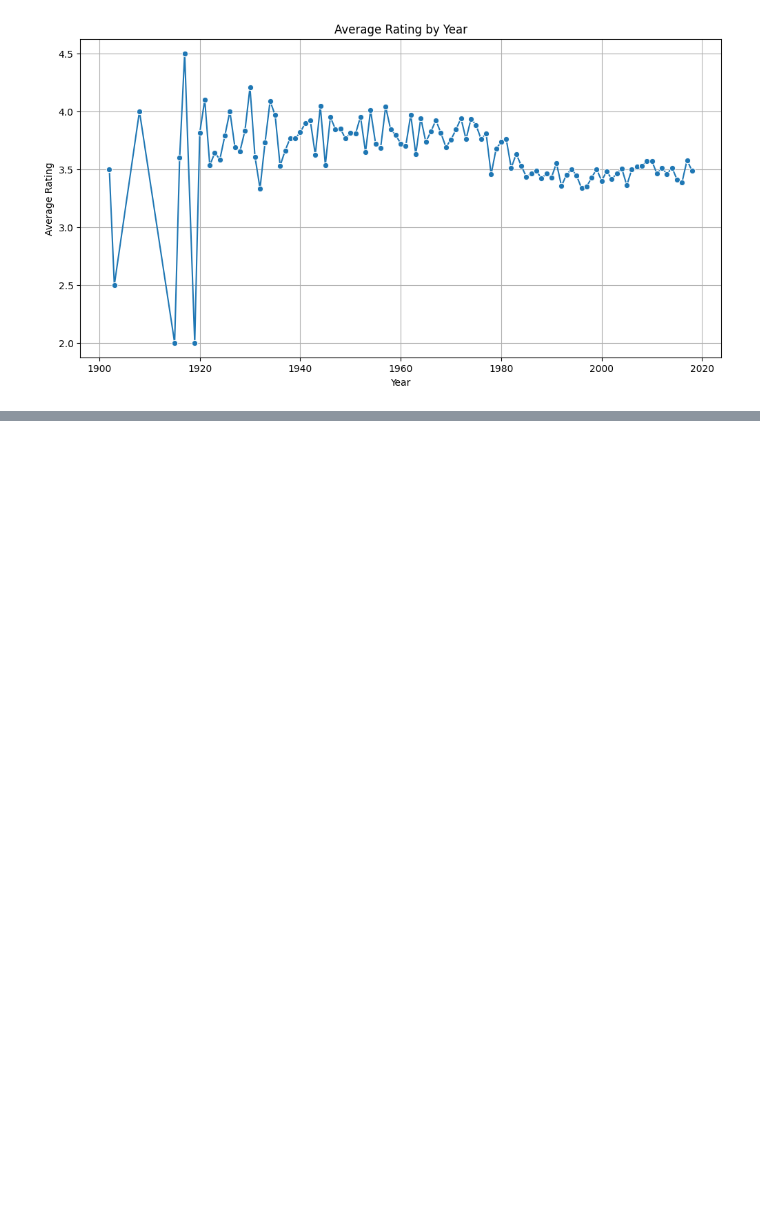
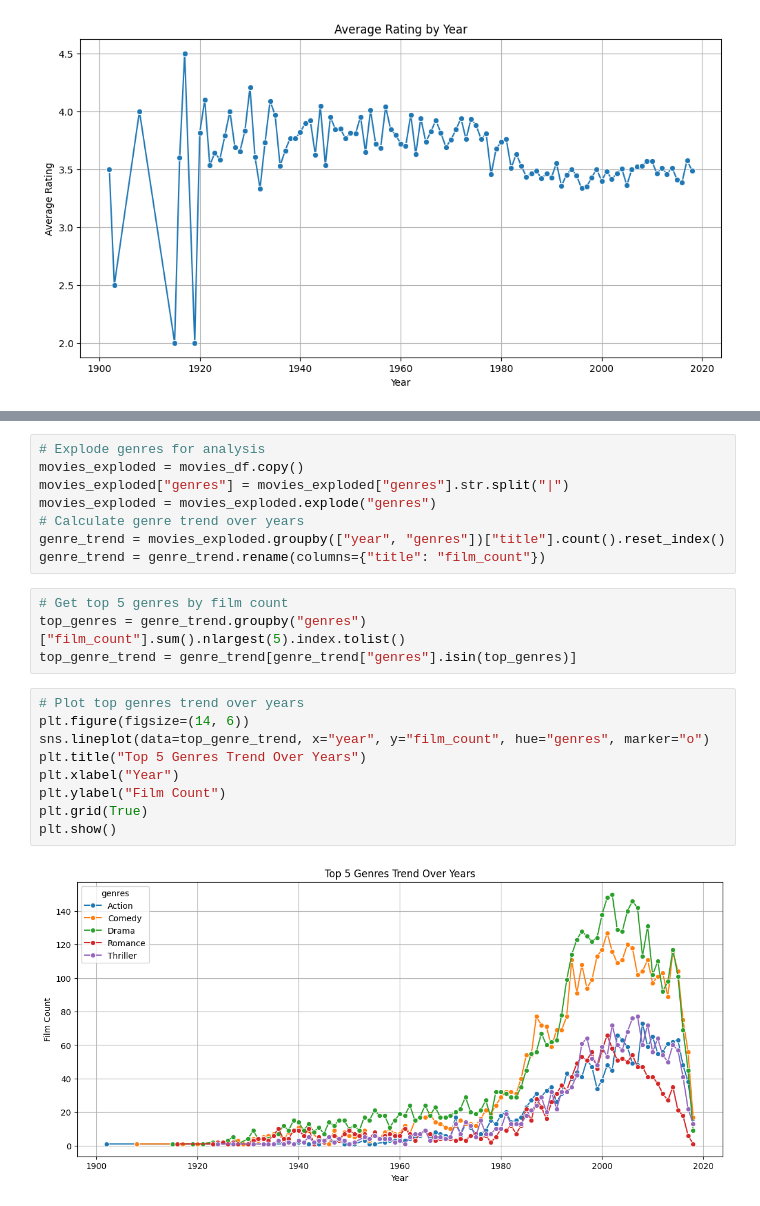
Before and after one commit to ecetuanahezer/movie-data-project, a Jupyter notebook: analysis/analysis.ipynb, the cells around one changed output, grey strips where cells are left out. Cells and saved outputs as stored; diff of their text form; blank space fills up the shorter version.

```diff
--- a/analysis/analysis.ipynb
+++ b/analysis/analysis.ipynb
@@ -192,0 +231,23 @@ plt.show()
+# %%
+# Explode genres for analysis
+movies_exploded = movies_df.copy()
+movies_exploded["genres"] = movies_exploded["genres"].str.split("|")
+movies_exploded = movies_exploded.explode("genres")
+# Calculate genre trend over years
+genre_trend = movies_exploded.groupby(["year", "genres"])["title"].count().reset_index()
+genre_trend = genre_trend.rename(columns={"title": "film_count"})
+# %%
+# Get top 5 genres by film count
+top_genres = genre_trend.groupby("genres")["film_count"].sum().nlargest(5).index.tolist()
+top_genre_trend = genre_trend[genre_trend["genres"].isin(top_genres)]
+# %%
+# Plot top genres trend over years
+plt.figure(figsize=(14, 6))
+sns.lineplot(data=top_genre_trend, x="year", y="film_count", hue="genres", marker="o")
+plt.title("Top 5 Genres Trend Over Years")
+plt.xlabel("Year")
+plt.ylabel("Film Count")
+plt.grid(True)
+plt.show()
+# %% [output]
+[figure, added]
```
Also changed, not shown: parts of 2 cells of this notebook.
